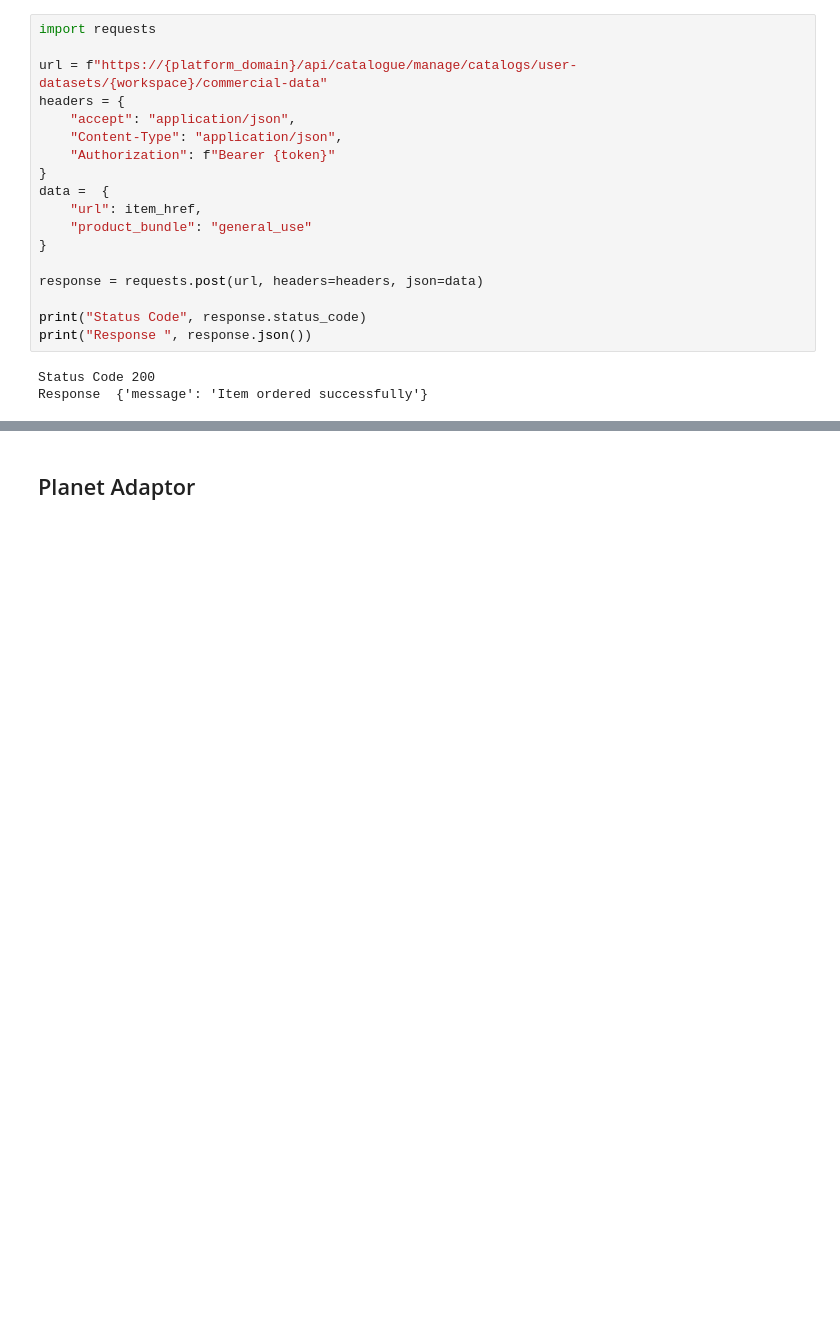
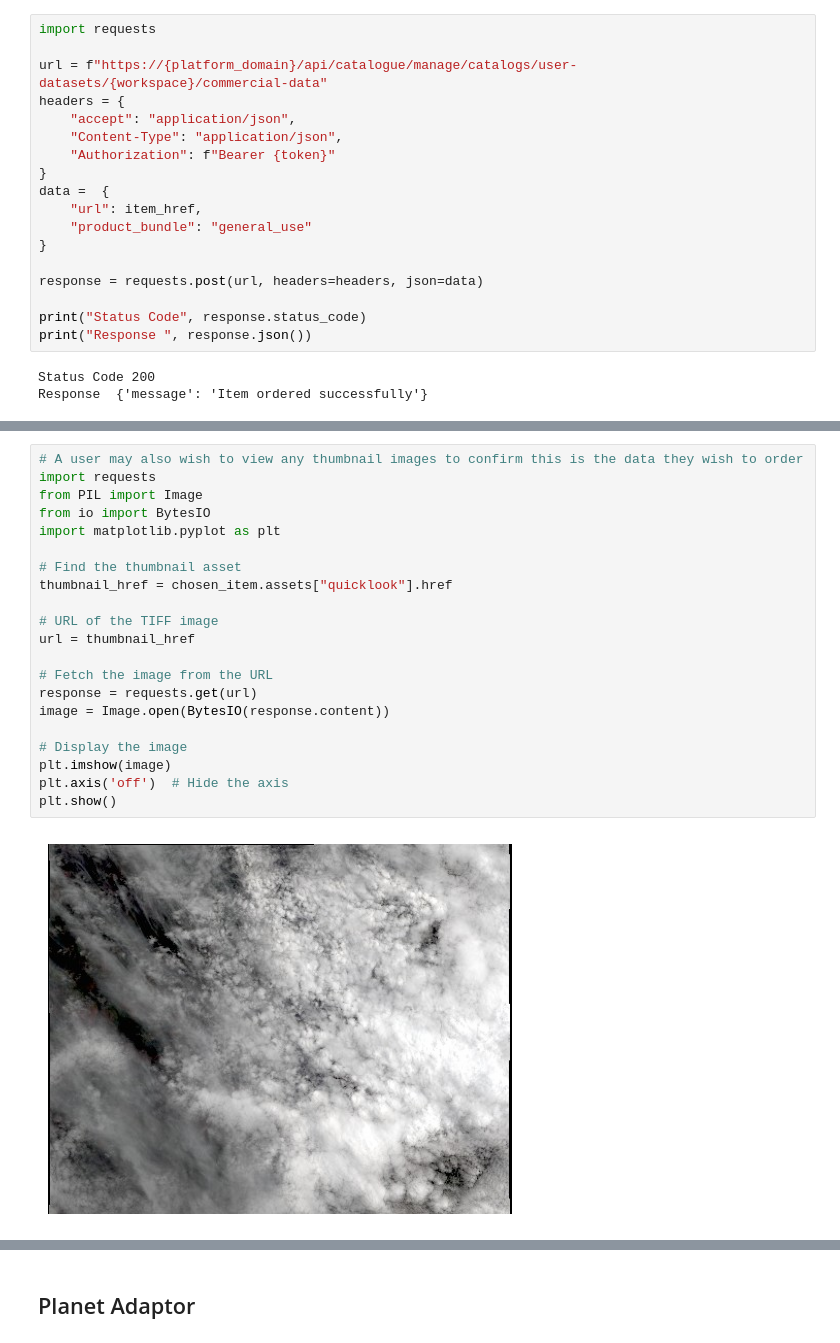
Before and after one commit to EO-DataHub/eodhp-guide, a Jupyter notebook: examples/uc9-data-discovery-and-analysis/data-discovery.ipynb, the cells around one changed output, grey strips where cells are left out. Saved outputs shown, nothing was run; the diff lists cells and outputs as text; blank space fills up the shorter version.

```diff
--- a/examples/uc9-data-discovery-and-analysis/data-discovery.ipynb
+++ b/examples/uc9-data-discovery-and-analysis/data-discovery.ipynb
@@ -519,0 +578,23 @@ Response  {'message': 'Item ordered successfully'}
+# %%
+# A user may also wish to view any thumbnail images to confirm this is the data they wish to order
+import requests
+from PIL import Image
+from io import BytesIO
+import matplotlib.pyplot as plt
+
+# Find the thumbnail asset
+thumbnail_href = chosen_item.assets["quicklook"].href
+
+# URL of the TIFF image
+url = thumbnail_href
+
+# Fetch the image from the URL
+response = requests.get(url)
+image = Image.open(BytesIO(response.content))
+
+# Display the image
+plt.imshow(image)
+plt.axis('off')  # Hide the axis
+plt.show()
+# %% [output]
+[figure, added]
```
Also changed, not shown: parts of 29 cells of this notebook.
